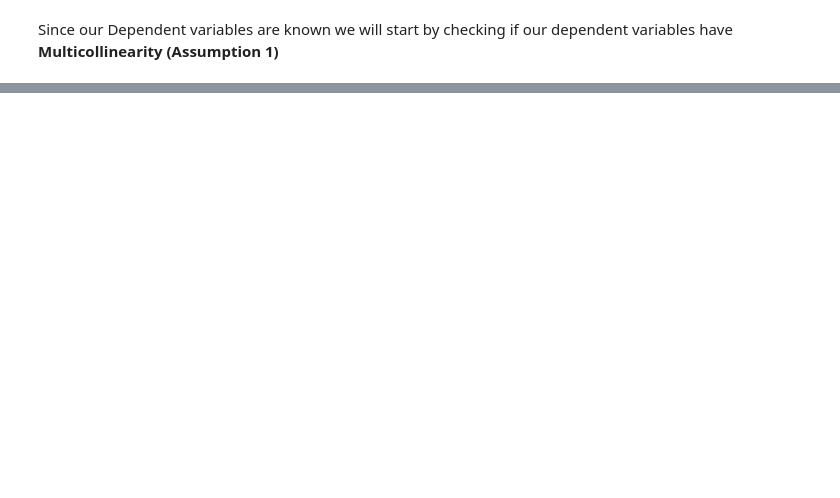
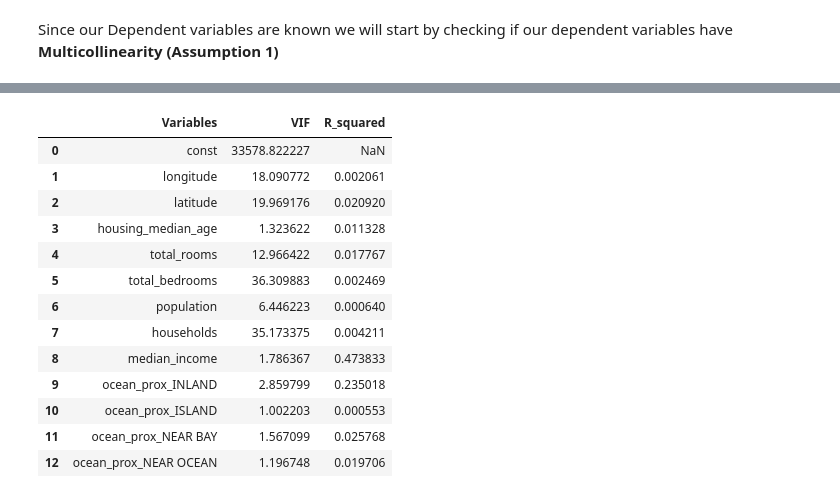
Before and after one commit to MiruSTAT/ML-HousePrices, a Jupyter notebook: Linear-Regression.ipynb, the cells around one changed output, grey strips where cells are left out. Drawn from its saved outputs; the diff is of its cells as text; code cells hidden in the pictures; blank space fills up the shorter version.

```diff
--- a/Linear-Regression.ipynb
+++ b/Linear-Regression.ipynb
@@ -198,0 +219,31 @@ plt.show()
+# %%
+
+#adding a function to get VIF table with R squared to observe Multicollinearity
+
+
+def get_VIF_table(df, target):
+    VIF = pd.DataFrame()
+    X = df.select_dtypes(include="number")
+    X = X.drop(columns=[target])
+    X = sm.add_constant(X) # adding like a "1" to our X matrix
+    VIF["Variables"] = X.columns
+    VIF["VIF"] = [variance_inflation_factor(X.values, i) for i in range(X.shape[1])]
+    VIF["R_squared"] = [ None if col == "const" else df[col].corr(df[target])**2 for col in X.columns]
+    return VIF
+# %%
+get_VIF_table(df,"median_house_value")
+# %% [output]
+|  | Variables | VIF | R_squared |
+| 0 | const | 33578.822227 | NaN |
+| 1 | longitude | 18.090772 | 0.002061 |
+| 2 | latitude | 19.969176 | 0.020920 |
+| 3 | housing_median_age | 1.323622 | 0.011328 |
+| 4 | total_rooms | 12.966422 | 0.017767 |
+| 5 | total_bedrooms | 36.309883 | 0.002469 |
+| 6 | population | 6.446223 | 0.000640 |
+| 7 | households | 35.173375 | 0.004211 |
+| 8 | median_income | 1.786367 | 0.473833 |
+| 9 | ocean_prox_INLAND | 2.859799 | 0.235018 |
+| 10 | ocean_prox_ISLAND | 1.002203 | 0.000553 |
+| 11 | ocean_prox_NEAR BAY | 1.567099 | 0.025768 |
+| 12 | ocean_prox_NEAR OCEAN | 1.196748 | 0.019706 |
```
Also changed, not shown: parts of 22 cells of this notebook.
